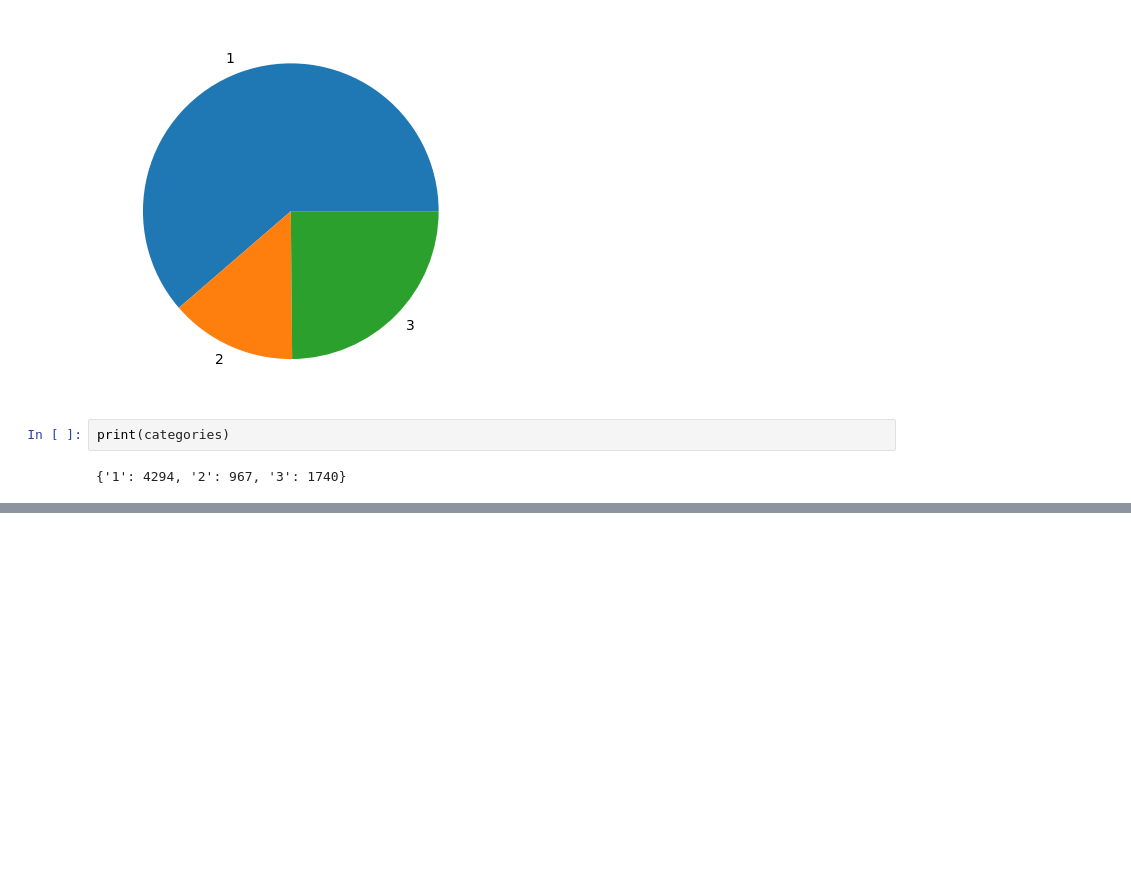
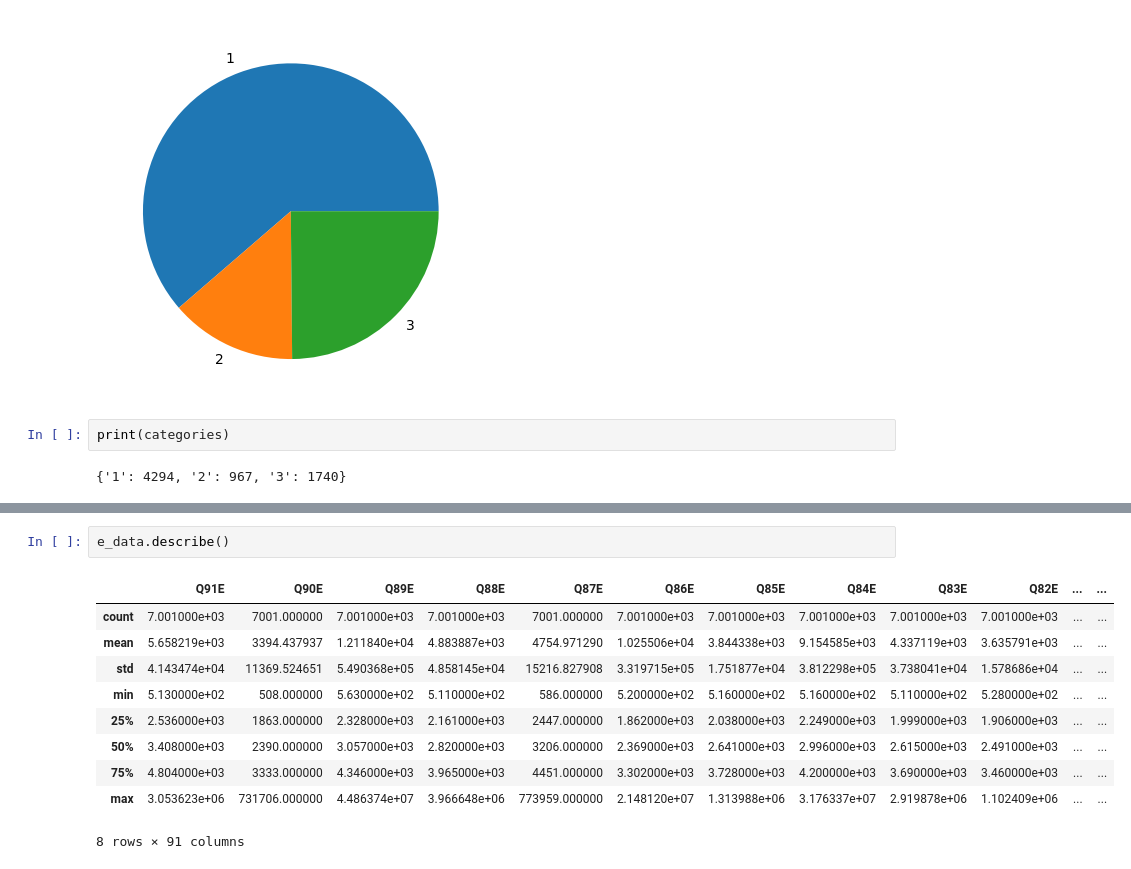
Before and after one commit to mohona-roy/introversion-extraversion-classification, a Jupyter notebook: Code.ipynb, the cells around one changed output, grey strips where cells are left out. Cells and saved outputs as stored; diff of their text form; blank space fills up the shorter version.

```diff
--- a/Code.ipynb
+++ b/Code.ipynb
@@ -556,0 +573,13 @@ print(categories)
+# %%
+e_data.describe()
+# %% [output]
+|  | Q91E | Q90E | Q89E | Q88E | Q87E | Q86E | Q85E | Q84E | Q83E | Q82E | ... | ... |
+| count | 7.001000e+03 | 7001.000000 | 7.001000e+03 | 7.001000e+03 | 7001.000000 | 7.001000e+03 | 7.001000e+03 | 7.001000e+03 | 7.001000e+03 | 7.001000e+03 | ... | ... |
+| mean | 5.658219e+03 | 3394.437937 | 1.211840e+04 | 4.883887e+03 | 4754.971290 | 1.025506e+04 | 3.844338e+03 | 9.154585e+03 | 4.337119e+03 | 3.635791e+03 | ... | ... |
+| std | 4.143474e+04 | 11369.524651 | 5.490368e+05 | 4.858145e+04 | 15216.827908 | 3.319715e+05 | 1.751877e+04 | 3.812298e+05 | 3.738041e+04 | 1.578686e+04 | ... | ... |
+| min | 5.130000e+02 | 508.000000 | 5.630000e+02 | 5.110000e+02 | 586.000000 | 5.200000e+02 | 5.160000e+02 | 5.160000e+02 | 5.110000e+02 | 5.280000e+02 | ... | ... |
+| 25% | 2.536000e+03 | 1863.000000 | 2.328000e+03 | 2.161000e+03 | 2447.000000 | 1.862000e+03 | 2.038000e+03 | 2.249000e+03 | 1.999000e+03 | 1.906000e+03 | ... | ... |
+| 50% | 3.408000e+03 | 2390.000000 | 3.057000e+03 | 2.820000e+03 | 3206.000000 | 2.369000e+03 | 2.641000e+03 | 2.996000e+03 | 2.615000e+03 | 2.491000e+03 | ... | ... |
+| 75% | 4.804000e+03 | 3333.000000 | 4.346000e+03 | 3.965000e+03 | 4451.000000 | 3.302000e+03 | 3.728000e+03 | 4.200000e+03 | 3.690000e+03 | 3.460000e+03 | ... | ... |
+| max | 3.053623e+06 | 731706.000000 | 4.486374e+07 | 3.966648e+06 | 773959.000000 | 2.148120e+07 | 1.313988e+06 | 3.176337e+07 | 2.919878e+06 | 1.102409e+06 | ... | ... |
+8 rows × 91 columns
```
Also changed, not shown: parts of 38 cells of this notebook.
